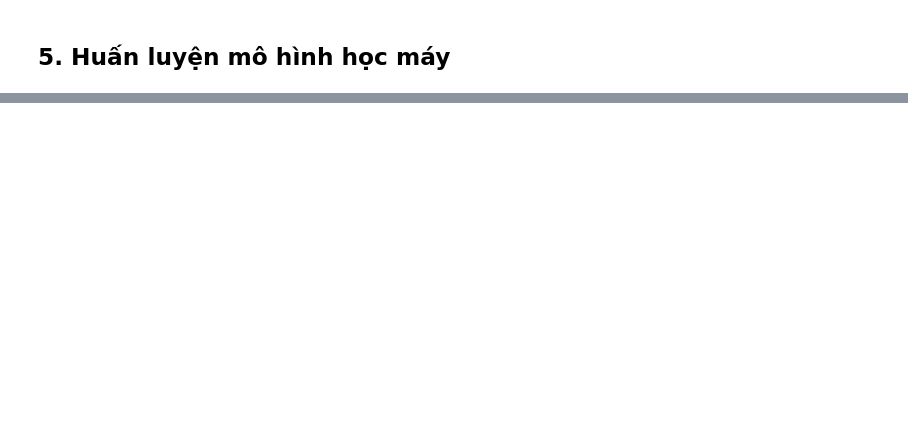
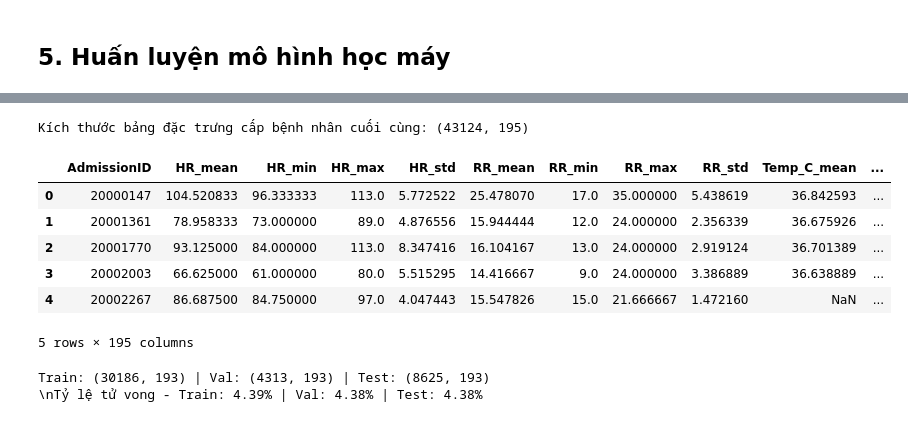
Before and after one commit to TienNguyen0712/hybrid-llm-tabular-pipeline-for-icu-mortality-prediction, a Jupyter notebook: notebooks/predict_mortality_using_mimic_iv_baseline_1.ipynb, the cells around one changed output, grey strips where cells are left out. Cells and saved outputs as stored; diff of their text form; code cells hidden in the pictures; blank space fills up the shorter version.

```diff
--- a/notebooks/predict_mortality_using_mimic_iv_baseline_1.ipynb
+++ b/notebooks/predict_mortality_using_mimic_iv_baseline_1.ipynb
@@ -1102,0 +1038,12 @@ merged.head()
+# %%
+adm2pid     = cohort.set_index("AdmissionID")["PatientID"].to_dict()
+adm2outcome = cohort.set_index("AdmissionID")["Outcome"].to_dict()
+train_pids_set = set(train_pids)
+val_pids_set   = set(val_pids)
+test_pids_set  = set(test_pids)
+
+train_adm = {a for a, p in adm2pid.items() if p in train_pids_set}
+val_adm   = {a for a, p in adm2pid.items() if p in val_pids_set}
+test_adm  = {a for a, p in adm2pid.items() if p in test_pids_set}
+print(f"  Admissions — Train: {len(train_adm):,} | "
+      f"  Val: {len(val_adm):,} | Test: {len(test_adm):,}")
@@ -1308,0 +1146,37 @@ plt.show()''')
+# %%
+# Gắn thêm các đặc trưng tĩnh (demographic/hành chính) và nhãn mục tiêu từ cohort
+static_cols = ["AdmissionID", "Age", "Sex", "AdmissionType", "LOS_hours", "Outcome"]
+patient_features = patient_features.merge(cohort[static_cols], on="AdmissionID", how="left")
+
+# One-hot encoding cho biến phân loại AdmissionType
+patient_features = pd.get_dummies(patient_features, columns=["AdmissionType"], prefix="AdmType", dtype=int)
+
+print(f"Kích thước bảng đặc trưng cấp bệnh nhân cuối cùng: {patient_features.shape}")
+patient_features.head()
+# %% [output]
+Kích thước bảng đặc trưng cấp bệnh nhân cuối cùng: (43124, 195)
+|  | AdmissionID | HR_mean | HR_min | HR_max | HR_std | RR_mean | RR_min | RR_max | RR_std | Temp_C_mean | ... |
+| 0 | 20000147 | 104.520833 | 96.333333 | 113.0 | 5.772522 | 25.478070 | 17.0 | 35.000000 | 5.438619 | 36.842593 | ... |
+| 1 | 20001361 | 78.958333 | 73.000000 | 89.0 | 4.876556 | 15.944444 | 12.0 | 24.000000 | 2.356339 | 36.675926 | ... |
+| 2 | 20001770 | 93.125000 | 84.000000 | 113.0 | 8.347416 | 16.104167 | 13.0 | 24.000000 | 2.919124 | 36.701389 | ... |
+| 3 | 20002003 | 66.625000 | 61.000000 | 80.0 | 5.515295 | 14.416667 | 9.0 | 24.000000 | 3.386889 | 36.638889 | ... |
+| 4 | 20002267 | 86.687500 | 84.750000 | 97.0 | 4.047443 | 15.547826 | 15.0 | 21.666667 | 1.472160 | NaN | ... |
+5 rows × 195 columns
+# %%
+# Chia lại Train/Val/Test cho bảng đã tổng hợp, dựa theo đúng AdmissionID đã xác định ở bước 2.2
+train_df = patient_features[patient_features["AdmissionID"].isin(train_adm)].reset_index(drop=True)
+val_df   = patient_features[patient_features["AdmissionID"].isin(val_adm)].reset_index(drop=True)
+test_df  = patient_features[patient_features["AdmissionID"].isin(test_adm)].reset_index(drop=True)
+
+drop_cols = ["AdmissionID", "Outcome"]
+feature_names = [c for c in patient_features.columns if c not in drop_cols]
+
+X_train_xgb, y_train_xgb = train_df[feature_names], train_df["Outcome"]
+X_val_xgb,   y_val_xgb   = val_df[feature_names],   val_df["Outcome"]
+X_test_xgb,  y_test_xgb  = test_df[feature_names],  test_df["Outcome"]
+
+print(f"Train: {X_train_xgb.shape} | Val: {X_val_xgb.shape} | Test: {X_test_xgb.shape}")
+print(f"\\nTỷ lệ tử vong - Train: {y_train_xgb.mean():.2%} | Val: {y_val_xgb.mean():.2%} | Test: {y_test_xgb.mean():.2%}")
+# %% [output]
+Train: (30186, 193) | Val: (4313, 193) | Test: (8625, 193)
+\nTỷ lệ tử vong - Train: 4.39% | Val: 4.38% | Test: 4.38%
```
Also changed, not shown: parts of 31 cells of this notebook.
